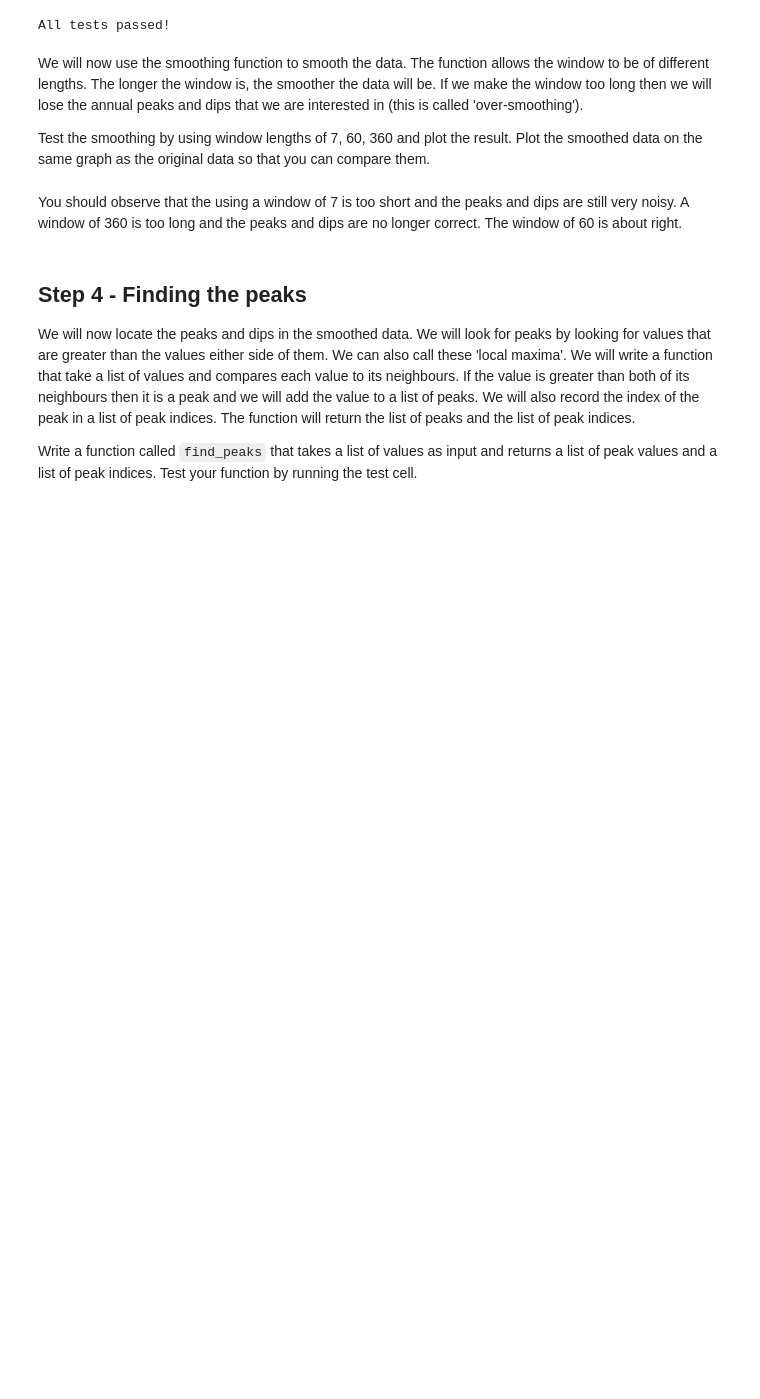
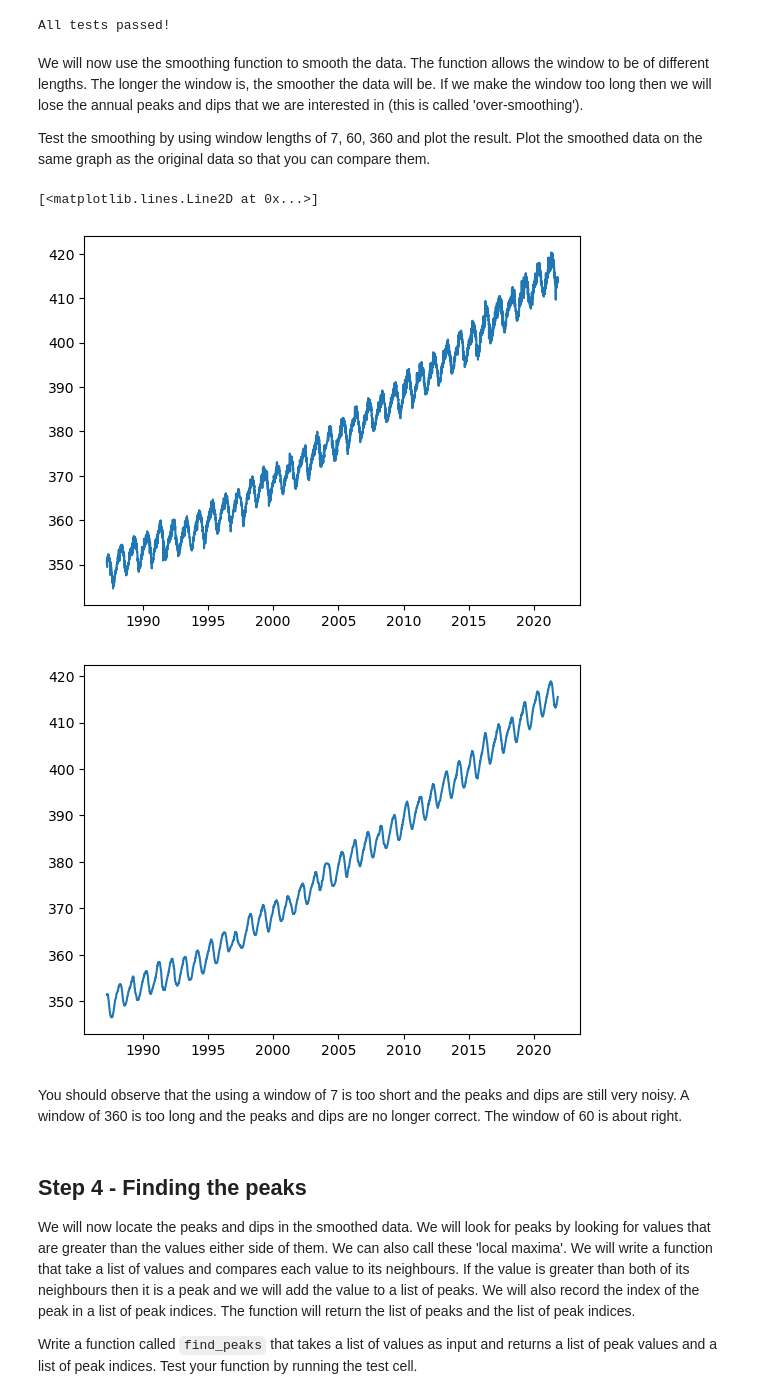
Before and after one commit to adhirajbane13/Uni_Sheffield_Module_Work, a Jupyter notebook: DS-with-python/030_Introducing_Numpy.ipynb, the cells around one changed output. Drawn from its saved outputs; the diff is of its cells as text; code cells hidden in the pictures; blank space fills up the shorter version.

```diff
--- a/DS-with-python/030_Introducing_Numpy.ipynb
+++ b/DS-with-python/030_Introducing_Numpy.ipynb
@@ -143,3 +141,21 @@ Test the smoothing by using window lengths of 7, 60, 360 and plot the result. Pl
+# %%
+# WRITE SOLUTION HERE
+import random
+window = []
+window_size = 60
+for i in range(0,window_size):
+    n = random.randint(1,5)
+    window.append(n)
+co2_concentration_smooth = smooth_series(co2_concentration,window)
+l = len(co2_concentration_smooth)
+
+plt.plot(decimal_year[0:l], co2_concentration[0:l])
+plt.figure()
+plt.plot(decimal_year[0:l], co2_concentration_smooth)
+# %% [output]
+[<matplotlib.lines.Line2D at 0x...>]
+[figure, added]
+[figure, added]
 # %% [markdown]
 You should observe that the using a window of 7 is too short and the peaks and dips are still very noisy.  A window of 360 is too long and the peaks and dips are no longer correct. The window of 60 is about right.
 # %% [markdown]
```
Also changed, not shown: parts of 19 cells of this notebook, 39 other files.
